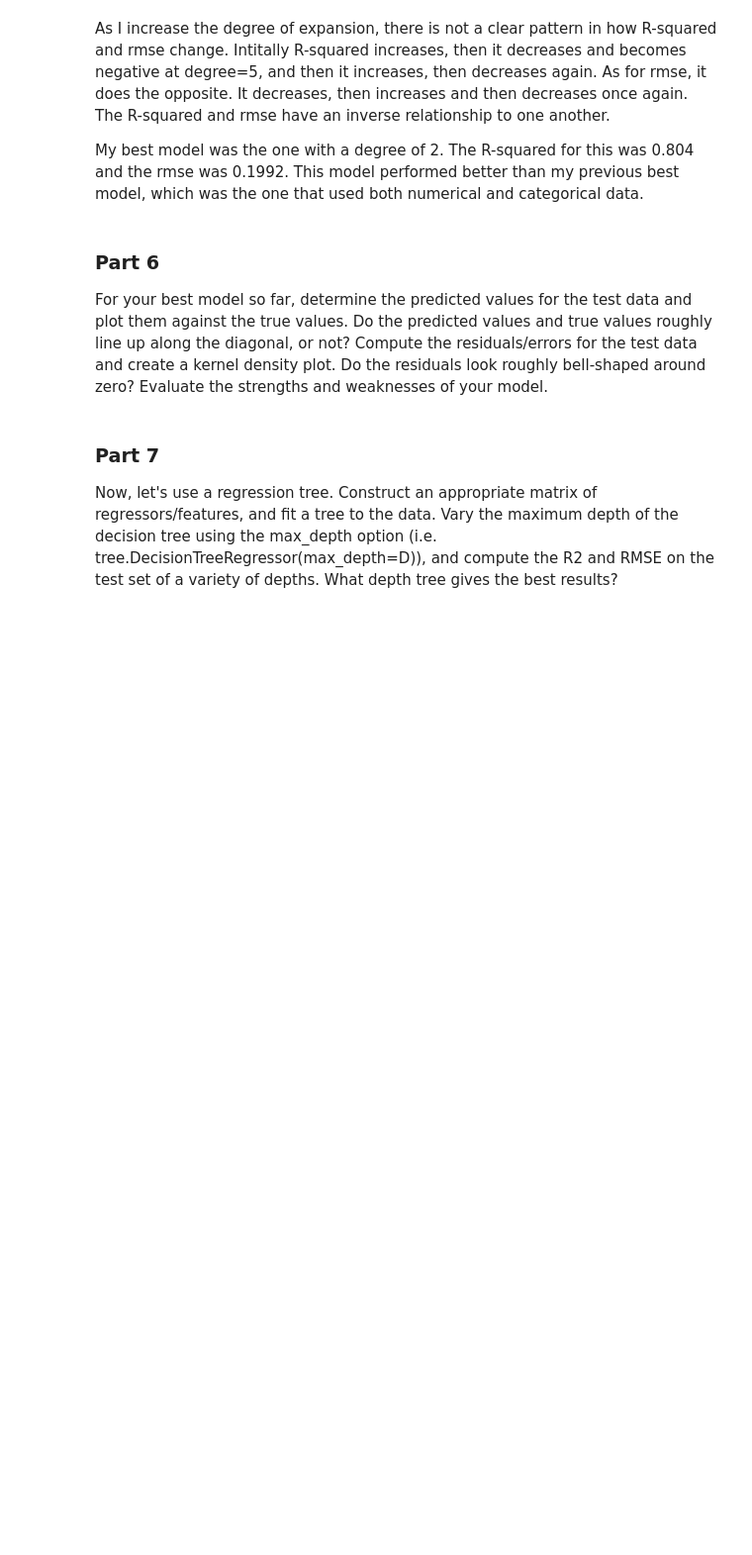
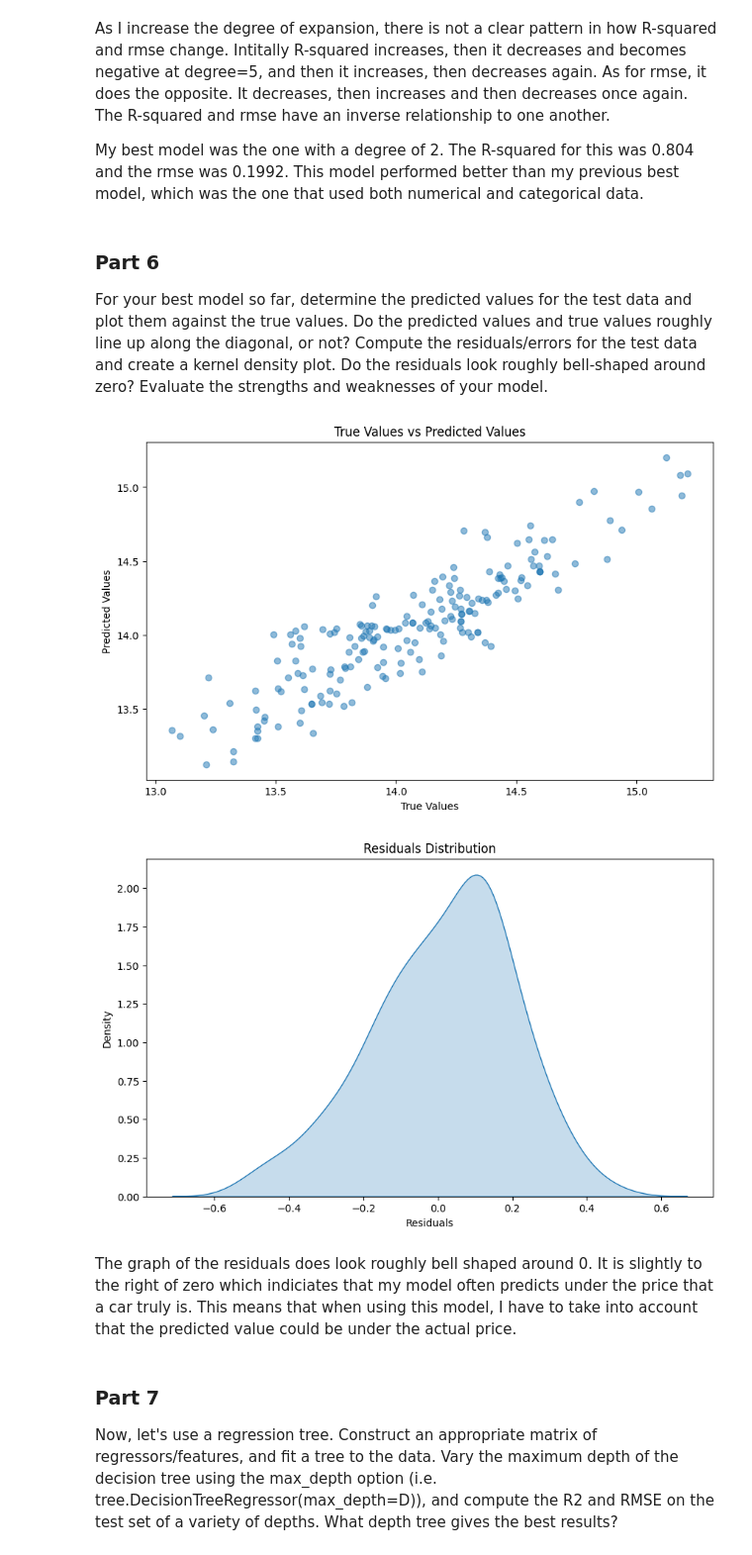
Before and after one commit to elaine-zhang12/assignment4, a Jupyter notebook: assignment4.ipynb, the cells around one changed output. Shown: that part at 99% size. Drawn from its saved outputs; the diff is of its cells as text; code cells hidden in the pictures; blank space fills up the shorter version.

```diff
--- a/assignment4.ipynb
+++ b/assignment4.ipynb
@@ -286,29 +286,46 @@ For your best model so far, determine the predicted values for the test data and
 # %%
 X_train_cat = X_train.select_dtypes(include=['object'])
 X_train_num = X_train.select_dtypes(include=['number'])
 num_attribs = list(X_train_num)
 cat_attribs = list(X_train_cat)
 
 num_pipeline = Pipeline([
-      ('poly', PolynomialFeatures(degree=i+1, include_bias=False)),])
+      ('poly', PolynomialFeatures(degree=2, include_bias=False)),])
 
 full_pipeline = ColumnTransformer([
         ('num', num_pipeline, num_attribs),
         ("cat", OneHotEncoder(handle_unknown='ignore'), cat_attribs)
     ])
 
 X_train_prepared = full_pipeline.fit_transform(X_train)
 X_test_prepared = full_pipeline.transform(X_test)
 
 model = LinearRegression()
 model.fit(X_train_prepared, y_train)
 y_pred = model.predict(X_test_prepared)
 
 r2 = r2_score(y_test, y_pred)
 rmse = np.sqrt(mean_squared_error(y_test, y_pred))
 
-print("R-squared (R2):", r2)
-print("Root Mean Squared Error (RMSE):", rmse)
+plt.figure(figsize=(10, 6))
+plt.scatter(y_test, y_pred, alpha=0.5)
+plt.title('True Values vs Predicted Values')
+plt.xlabel('True Values')
+plt.ylabel('Predicted Values')
+plt.show()
+
+residuals = y_test - y_pred
+plt.figure(figsize=(10, 6))
+sns.kdeplot(residuals, fill=True)
+plt.title('Residuals Distribution')
+plt.xlabel('Residuals')
+plt.ylabel('Density')
+plt.show()
+# %% [output]
+[figure, added]
+[figure, added]
+# %% [markdown]
+The graph of the residuals does look roughly bell shaped around 0. It is slightly to the right of zero which indiciates that my model often predicts under the price that a car truly is. This means that when using this model, I have to take into account that the predicted value could be under the actual price.
 # %% [markdown]
 ### Part 7
 Now, let's use a regression tree. Construct an appropriate matrix of regressors/features, and fit a tree to the data. Vary the maximum depth of the decision tree using the max_depth option (i.e. tree.DecisionTreeRegressor(max_depth=D)), and compute the  R2  and RMSE on the test set of a variety of depths. What depth tree gives the best results?
```
Also changed, not shown: parts of 5 cells of this notebook.
